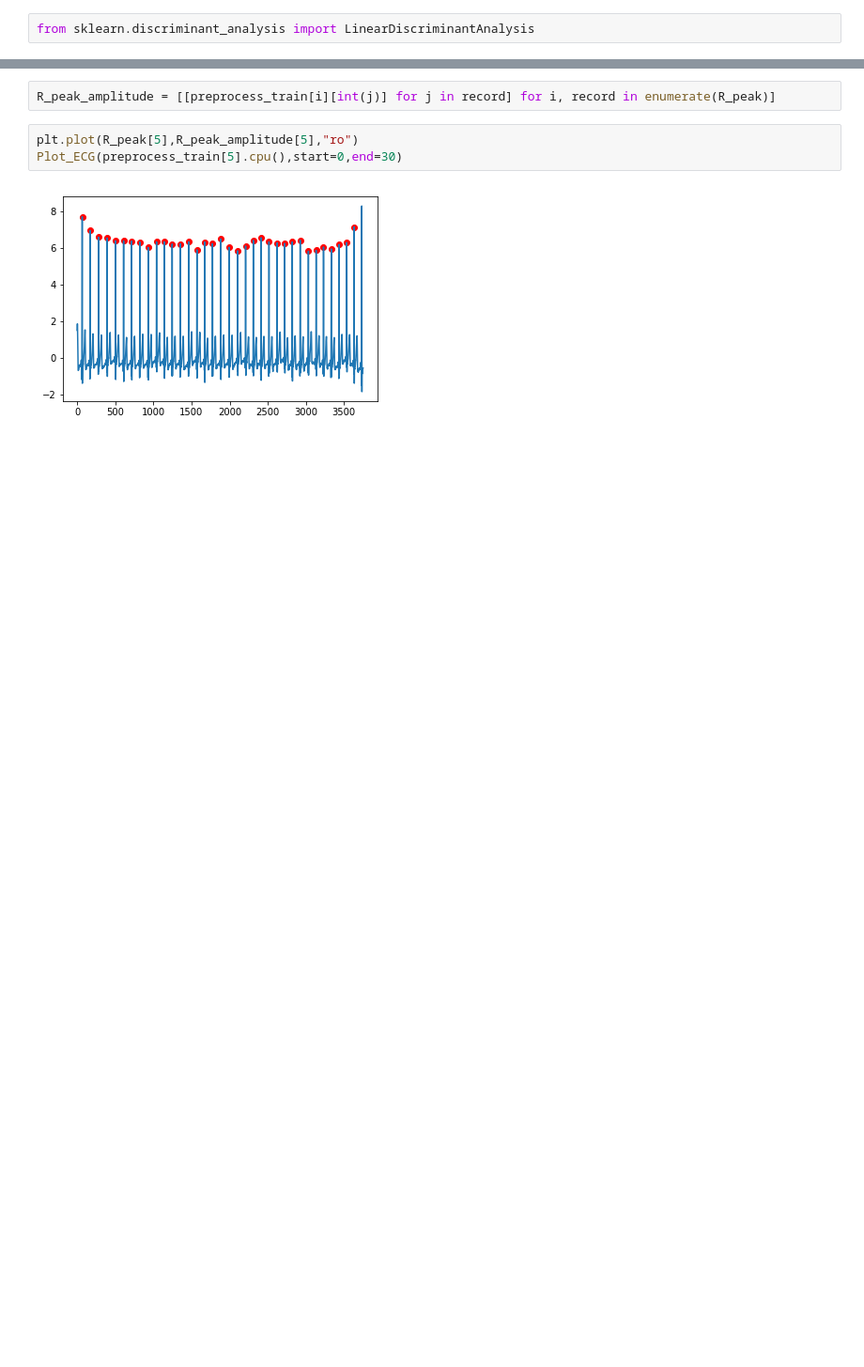
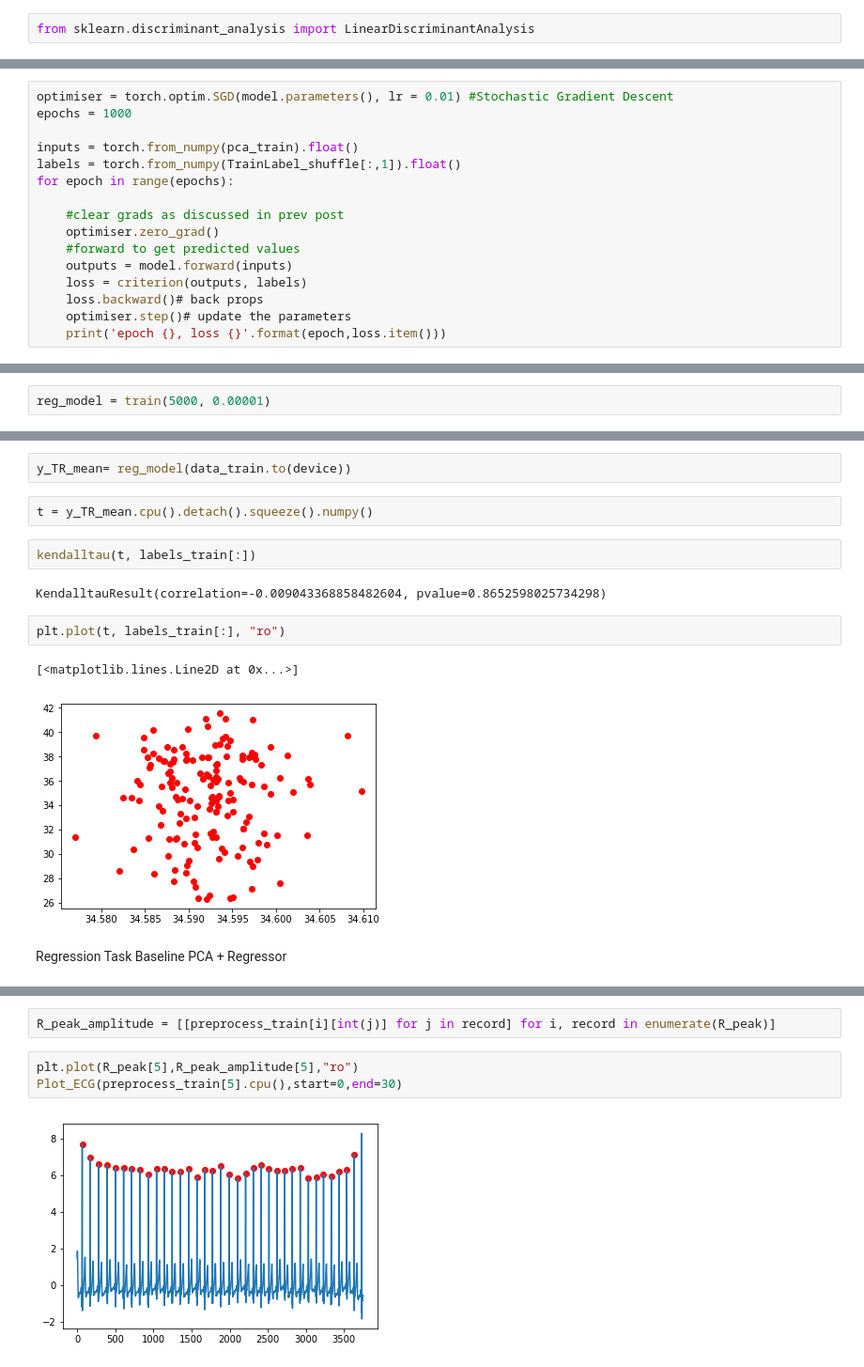
Before and after one commit to eeishaan/ift6759-block1, a Jupyter notebook: experiment/working_file.ipynb, the cells around one changed output, grey strips where cells are left out. Shown at 94% size. Drawn from its saved outputs; the diff is of its cells as text; blank space fills up the shorter version.

```diff
--- a/experiment/working_file.ipynb
+++ b/experiment/working_file.ipynb
@@ -345,0 +781,16 @@ Plot_ECG(listoftemplate[8],start=0,end=110,seconde = False)
+# %%
+optimiser = torch.optim.SGD(model.parameters(), lr = 0.01) #Stochastic Gradient Descent
+epochs = 1000
+
+inputs = torch.from_numpy(pca_train).float()
+labels = torch.from_numpy(TrainLabel_shuffle[:,1]).float()
+for epoch in range(epochs):
+
+    #clear grads as discussed in prev post
+    optimiser.zero_grad()
+    #forward to get predicted values
+    outputs = model.forward(inputs)
+    loss = criterion(outputs, labels)
+    loss.backward()# back props
+    optimiser.step()# update the parameters
+    print('epoch {}, loss {}'.format(epoch,loss.item()))
@@ -345,0 +948,2 @@ Plot_ECG(listoftemplate[8],start=0,end=110,seconde = False)
+# %%
+reg_model = train(5000, 0.00001)
@@ -345,0 +966,15 @@ Plot_ECG(listoftemplate[8],start=0,end=110,seconde = False)
+# %%
+y_TR_mean= reg_model(data_train.to(device))
+# %%
+t = y_TR_mean.cpu().detach().squeeze().numpy()
+# %%
+kendalltau(t, labels_train[:])
+# %% [output]
+KendalltauResult(correlation=-0.009043368858482604, pvalue=0.8652598025734298)
+# %%
+plt.plot(t, labels_train[:], "ro")
+# %% [output]
+[<matplotlib.lines.Line2D at 0x...>]
+[figure, added]
+# %% [markdown]
+Regression Task Baseline PCA + Regressor
```
Also changed, not shown: parts of 88 cells of this notebook.
